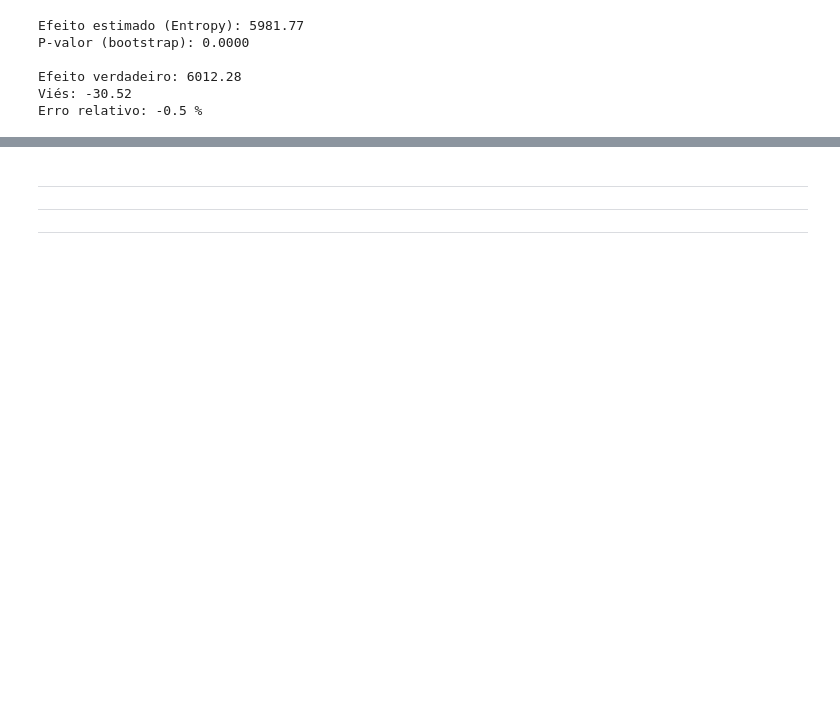
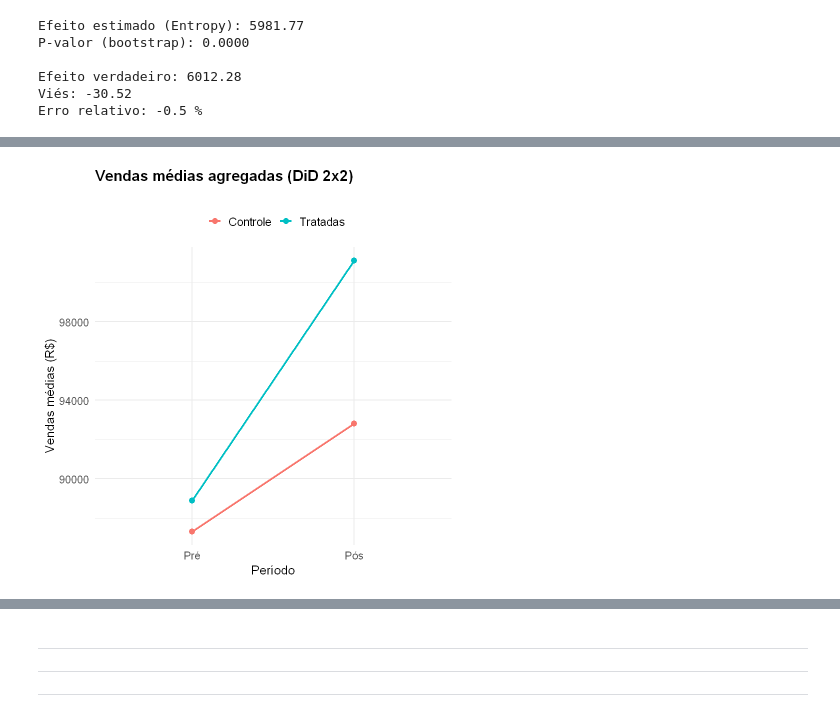
Before and after one commit to silviopaula/ciencia-dados-portifolio, a Jupyter notebook: Marketing_causal_inference/Script R- Marketing e inferência causal.ipynb, the cells around one changed output, grey strips where cells are left out. Saved outputs shown, nothing was run; the diff lists cells and outputs as text; code cells hidden in the pictures; blank space fills up the shorter version.

```diff
--- a/Marketing_causal_inference/Script R- Marketing e inferência causal.ipynb
+++ b/Marketing_causal_inference/Script R- Marketing e inferência causal.ipynb
@@ -1197,46 +1232,96 @@ o pressuposto de tendências paralelas prévias
 # %%
-# ============================================
+# ============================================================
 # DIFERENÇA-EM-DIFERENÇAS (DiD) CANÔNICO (COM E SEM PESOS)
-# ============================================
+# ============================================================
 
 # Adicionar pesos aos dados longitudinais
 dados_weighted <- dados %>%
   left_join(lojas_weighted %>% select(loja_id, peso), by = "loja_id")
 
-
+#..............................
 # DiD básico
+#..............................
 modelo_did <- lm(vendas ~ tratamento + pos + tratamento:pos, data = dados)
 
+#..............................
+# DiD com controles
+#..............................
+modelo_did_cov <- lm(vendas ~ tratamento + pos + tratamento:pos + renda_per_capita + penetracao_internet + n_concorrentes,
+  data = dados)
 
-# DiD com controles
-modelo_did_cov <- lm(
-  vendas ~ tratamento + pos + tratamento:pos +
-    renda_per_capita + penetracao_internet + n_concorrentes,
-  data = dados
-)
-
-
+#..............................
 # DiD com controles e pesos
-modelo_did_weighted <- lm(
-  vendas ~ tratamento + pos + tratamento:pos +
-    renda_per_capita + penetracao_internet + n_concorrentes,
-  data = dados_weighted,
+#..............................
+modelo_did_weighted <- lm(vendas ~ tratamento + pos + tratamento:pos + renda_per_capita + penetracao_internet + n_concorrentes,
+  data = dados_weighted, # pesos
   weights = peso
 )
 
+#..............................
 # Tabela comparativa
-stargazer::stargazer(
-  modelo_did, modelo_did_cov, modelo_did_weighted,
+#..............................
+stargazer::stargazer(modelo_did, modelo_did_cov, modelo_did_weighted,
   type = "text",
   column.labels = c("DiD Simples", "DiD + Covariáveis", "DiD + Cov + Pesos"),
   model.numbers = FALSE
 )
 
+#..............................
 # Extrair efeitos
+#..............................
 efeito_did <- coef(modelo_did)["tratamento:pos"]
 efeito_did_cov <- coef(modelo_did_cov)["tratamento:pos"]
 efeito_did_weighted <- coef(modelo_did_weighted)["tratamento:pos"]
 efeito_verdadeiro <- mean(dados$efeito_verdadeiro[dados$efeito_verdadeiro > 0])
+
+#..............................
+# Resumo dos efeitos
+#..............................
+cat("\n=== RESUMO DOS EFEITOS ESTIMADOS ===\n\n")
+cat("DiD Simples:               ", round(efeito_did, 2), "\n")
+cat("DiD + Covariáveis:         ", round(efeito_did_cov, 2), "\n")
+cat("DiD + Covariáveis + Pesos: ", round(efeito_did_weighted, 2), "\n")
+cat("Efeito Verdadeiro:         ", round(efeito_verdadeiro, 2), "\n\n")
+
+cat("Viés DiD Simples:          ", round(efeito_did - efeito_verdadeiro, 2),
+    " (", round(100*(efeito_did - efeito_verdadeiro)/efeito_verdadeiro, 1), "%)\n")
+cat("Viés DiD + Covariáveis:    ", round(efeito_did_cov - efeito_verdadeiro, 2),
+    " (", round(100*(efeito_did_cov - efeito_verdadeiro)/efeito_verdadeiro, 1), "%)\n")
+cat("Viés DiD + Cov + Pesos:    ", round(efeito_did_weighted - efeito_verdadeiro, 2),
+    " (", round(100*(efeito_did_weighted - efeito_verdadeiro)/efeito_verdadeiro, 1), "%)\n")
+
+#..............................
+# Gráfico 2x2
+#..............................
+# Médias agregadas por grupo e período (2x2)
+did_agregado <- dados %>%
+  group_by(tratamento, pos) %>%
+  summarise(vendas_media = mean(vendas), .groups = "drop") %>%
+  mutate(
+    grupo = ifelse(tratamento == 1, "Tratadas", "Controle"),
+    periodo = factor(ifelse(pos == 0, "Pré", "Pós"),
+                     levels = c("Pré", "Pós"))
+  )
+
+ggplot(did_agregado, aes(x = periodo, y = vendas_media, group = grupo, color = grupo)) +
+  geom_line(linewidth = 1.3) +
+  geom_point(size = 3) +
+  labs(
+    title = "Vendas médias agregadas (DiD 2x2)",
+    subtitle = "Média por grupo e período (Pré → Pós)",
+    x = "Período",
+    y = "Vendas médias (R$)",
+    color = ""
+  ) +
+  theme_minimal(base_size = 15) +
+  theme(
+    plot.title = element_text(face = "bold", size = 18),
+    plot.subtitle = element_text(size = 14),
+    axis.title = element_text(size = 15),
+    axis.text = element_text(size = 13),
+    legend.text = element_text(size = 14),
+    legend.position = "top"
+  )
 # %% [output]
 =======================================================================================================
                                                     Dependent variable:
@@ -1257,0 +1343 @@ Note:                                                                       *p<0
+[figure, added]
```
Also changed, not shown: parts of 21 cells of this notebook.
